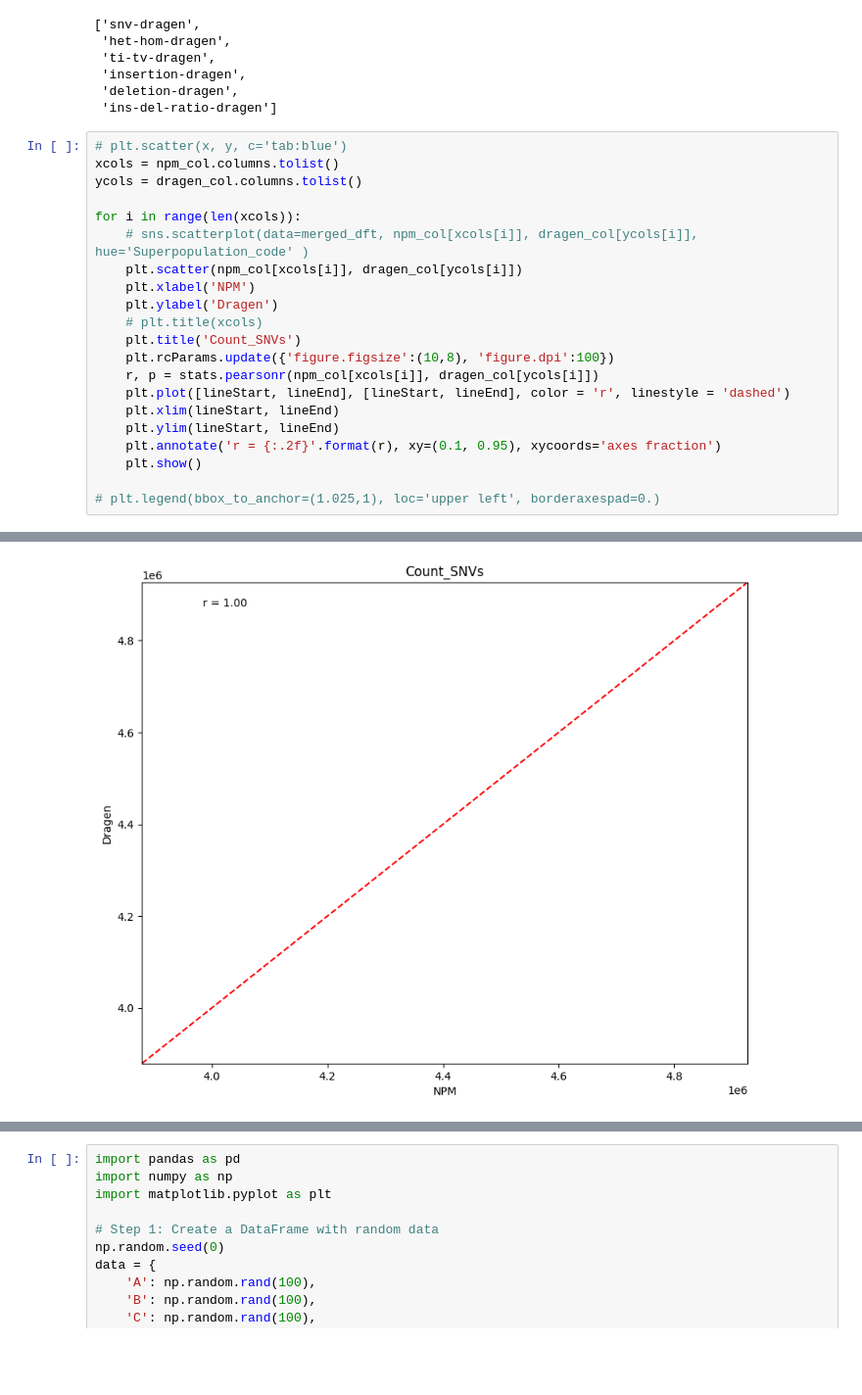
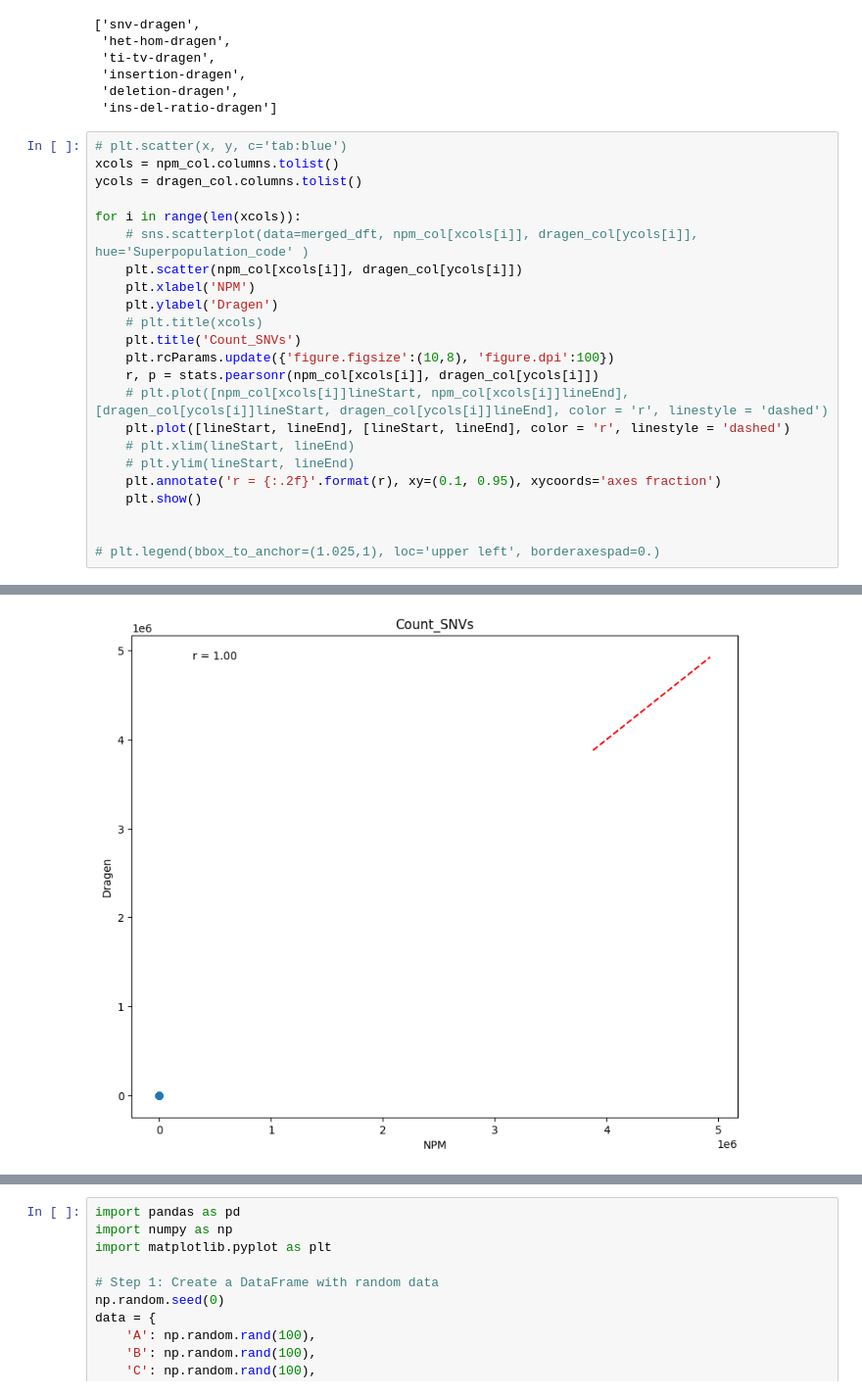
Before and after one commit to ga4gh/quality-control-wgs, a Jupyter notebook: benchmark_resources/stats/Metrics_correlation.ipynb, the cells around one changed output, grey strips where cells are left out. Shown at 98% size. Saved outputs shown, nothing was run; the diff lists cells and outputs as text; blank space fills up the shorter version.

Commit message:
update correlation_plot code

```diff
--- a/benchmark_resources/stats/Metrics_correlation.ipynb
+++ b/benchmark_resources/stats/Metrics_correlation.ipynb
@@ -142,11 +142,13 @@ for i in range(len(xcols)):
     plt.title('Count_SNVs')
     plt.rcParams.update({'figure.figsize':(10,8), 'figure.dpi':100})
     r, p = stats.pearsonr(npm_col[xcols[i]], dragen_col[ycols[i]])
+    # plt.plot([npm_col[xcols[i]]lineStart, npm_col[xcols[i]]lineEnd], [dragen_col[ycols[i]]lineStart, dragen_col[ycols[i]]lineEnd], color = 'r', linestyle = 'dashed')
     plt.plot([lineStart, lineEnd], [lineStart, lineEnd], color = 'r', linestyle = 'dashed')
-    plt.xlim(lineStart, lineEnd)
-    plt.ylim(lineStart, lineEnd)
+    # plt.xlim(lineStart, lineEnd)
+    # plt.ylim(lineStart, lineEnd)
     plt.annotate('r = {:.2f}'.format(r), xy=(0.1, 0.95), xycoords='axes fraction')
     plt.show()
 
+
 # plt.legend(bbox_to_anchor=(1.025,1), loc='upper left', borderaxespad=0.)
 # %% [output]
@@ -154 +156 @@ for i in range(len(xcols)):
-[figure, old version]
+[figure, new version]
```
Also changed, not shown: parts of 1 cell of this notebook.
